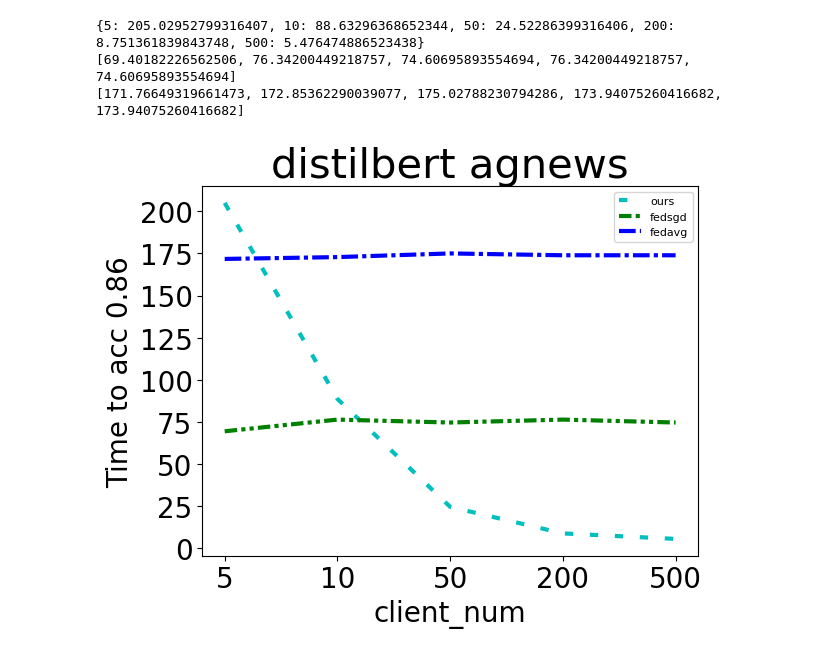
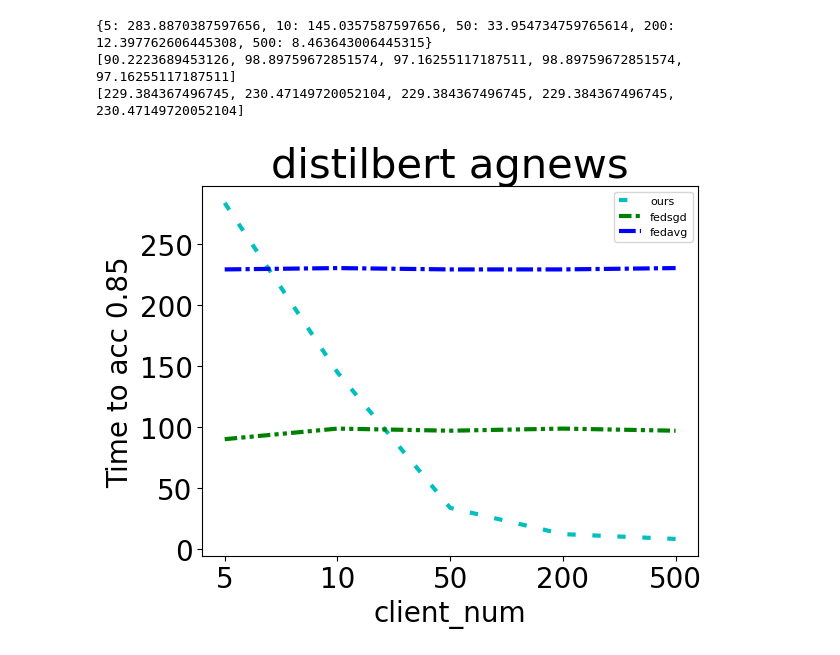
Before and after one commit to UbiquitousLearning/FwdLLM, a Jupyter notebook: all_figures/figure12/figure12.ipynb, the cells around one changed output. Saved outputs shown, nothing was run; the diff lists cells and outputs as text; code cells hidden in the pictures.

```diff
--- a/all_figures/figure12/figure12.ipynb
+++ b/all_figures/figure12/figure12.ipynb
@@ -15,7 +15,7 @@ train_time_dict = {"ours":0.3085584,"adapter":4.1634,"fedsgd":4.1634,"fedavg":4.
 local_data_num_dict = {"agnews":15,"yahoo":18}
 comm_bandwidth = 10 * 1024**2 /8  # k * 1024**2 /8 => k Mb/s
 
-target_acc = 0.82
+target_acc = 0.85
 time_to_acc_dict ={}
 
 eval_frequence = 5 if dataset == "yahoo" else 1
@@ -109,36 +109,36 @@ for i,method in enumerate(method_list):
                 if "Trainable" in line:
                     param_num = int(line[line.rfind(":")+2:-2])
                     break
             comm_time = param_num * 4 / comm_bandwidth
             acc = [0]
             adhoc = f'1,1,1'
             max_acc = 0
             for line in f:
                 if "'acc':" in line:
                     cur_acc = float(line[line.rfind("'acc':")+7:line.rfind(",")])
                     if cur_acc>max_acc:
                         max_acc = cur_acc
                     else:
                         cur_acc = max_acc
                     acc.append(cur_acc)
             time_list = round_to_time(len(acc),eval_frequence,comm_time,method,local_data_num,adhoc)
             # time_to_acc_dict[client_num] = get_time_to_target_acc(target_acc,acc,time_list)
             time_to_acc_list.append(get_time_to_target_acc(target_acc,acc,time_list))
     print(time_to_acc_list)
     plt.plot(range(len(time_to_acc_list)), time_to_acc_list, linestyle=linestyle[i+1], color=colors[i+1],label=method,linewidth=lw)
 
 
 plt.xticks(range(len(time_to_acc_list)),client_num_list)
 plt.xlabel("client_num",fontsize=20)
-plt.ylabel("Time to acc 0.86",fontsize=20)
+plt.ylabel("Time to acc 0.85",fontsize=20)
 plt.xticks(size = 20)
 plt.yticks(size = 20)
 plt.legend(fontsize=8)
 plt.title(f"{model} {dataset}",fontsize=30)
 # plt.show()
-plt.savefig("./figure12.png")
+plt.savefig("/data/wyz/ForwardFL-Latex/figs/eval-e2e-clients.pdf",bbox_inches="tight")
 # %% [output]
-{5: 205.02952799316407, 10: 88.63296368652344, 50: 24.52286399316406, 200: 8.751361839843748, 500: 5.476474886523438}
-[69.40182226562506, 76.34200449218757, 74.60695893554694, 76.34200449218757, 74.60695893554694]
-[171.76649319661473, 172.85362290039077, 175.02788230794286, 173.94075260416682, 173.94075260416682]
+{5: 283.8870387597656, 10: 145.0357587597656, 50: 33.954734759765614, 200: 12.397762606445308, 500: 8.463643006445315}
+[90.2223689453126, 98.89759672851574, 97.16255117187511, 98.89759672851574, 97.16255117187511]
+[229.384367496745, 230.47149720052104, 229.384367496745, 229.384367496745, 230.47149720052104]
-[figure, old version]
+[figure, new version]
```
Also changed, not shown: 8 other files.
